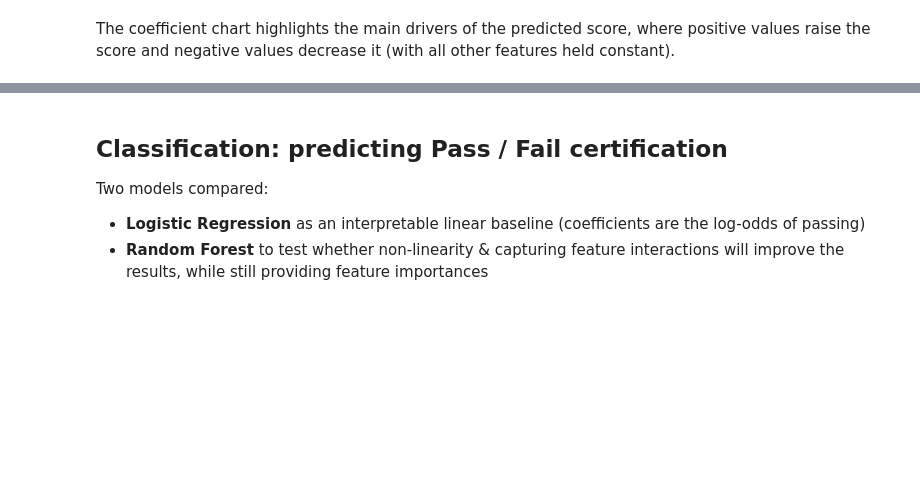
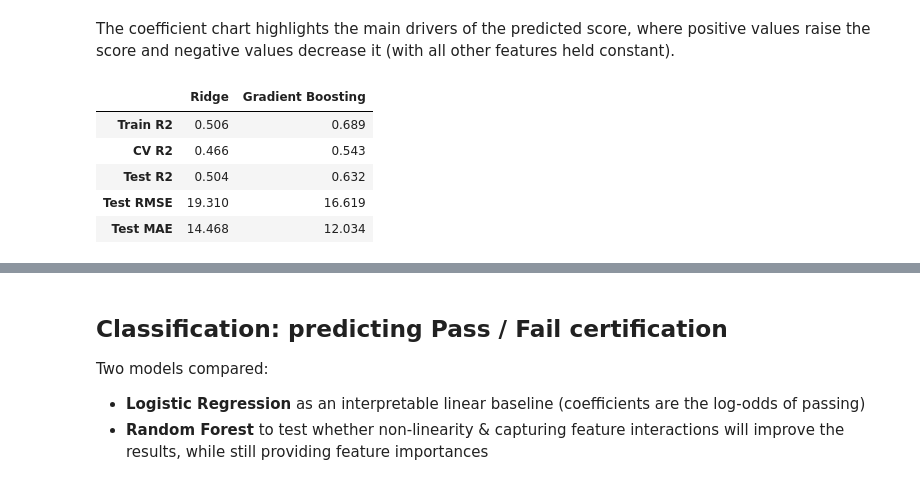
Before and after one commit to mjava/IE7275-Project, a Jupyter notebook: building_energy_predictive_modelling.ipynb, the cells around one changed output, grey strips where cells are left out. Cells and saved outputs as stored; diff of their text form; code cells hidden in the pictures; blank space fills up the shorter version.

Commit message:
feat: add gradient boosting regressor

```diff
--- a/building_energy_predictive_modelling.ipynb
+++ b/building_energy_predictive_modelling.ipynb
@@ -587,3 +588,39 @@ coef_table.sort_values('coefficient', key=abs, ascending=False, ignore_index=Tru
 | 14 | cat__BuildingType_Multifamily HR ... | -20.4864 |
 # %% [markdown]
 The coefficient chart highlights the main drivers of the predicted score, where positive values raise the score and negative values decrease it (with all other features held constant).
+# %%
+# Gradient Boosting Regressor on the same pipeline and train/test split as Ridge
+gbr = Pipeline([
+    ('prep', make_preprocess()),
+    ('model', GradientBoostingRegressor(random_state=42)),
+])
+gbr.fit(Xr_train, yr_train)
+
+gbr_cv_r2 = cross_val_score(gbr, Xr_train, yr_train, cv=5, scoring='r2')
+gbr_pred = gbr.predict(Xr_test)
+
+# Compare Ridge vs Gradient Boosting
+reg_compare = pd.DataFrame({
+    'Ridge': {
+        'Train R2': ridge.score(Xr_train, yr_train),
+        'CV R2':    cv_r2.mean(),
+        'Test R2':  r2_score(yr_test, pred_r),
+        'Test RMSE': root_mean_squared_error(yr_test, pred_r),
+        'Test MAE':  mean_absolute_error(yr_test, pred_r),
+    },
+    'Gradient Boosting': {
+        'Train R2': gbr.score(Xr_train, yr_train),
+        'CV R2':    gbr_cv_r2.mean(),
+        'Test R2':  r2_score(yr_test, gbr_pred),
+        'Test RMSE': root_mean_squared_error(yr_test, gbr_pred),
+        'Test MAE':  mean_absolute_error(yr_test, gbr_pred),
+    },
+}).round(3)
+reg_compare
+# %% [output]
+|  | Ridge | Gradient Boosting |
+| Train R2 | 0.506 | 0.689 |
+| CV R2 | 0.466 | 0.543 |
+| Test R2 | 0.504 | 0.632 |
+| Test RMSE | 19.310 | 16.619 |
+| Test MAE | 14.468 | 12.034 |
```
Also changed, not shown: parts of 6 cells of this notebook.
